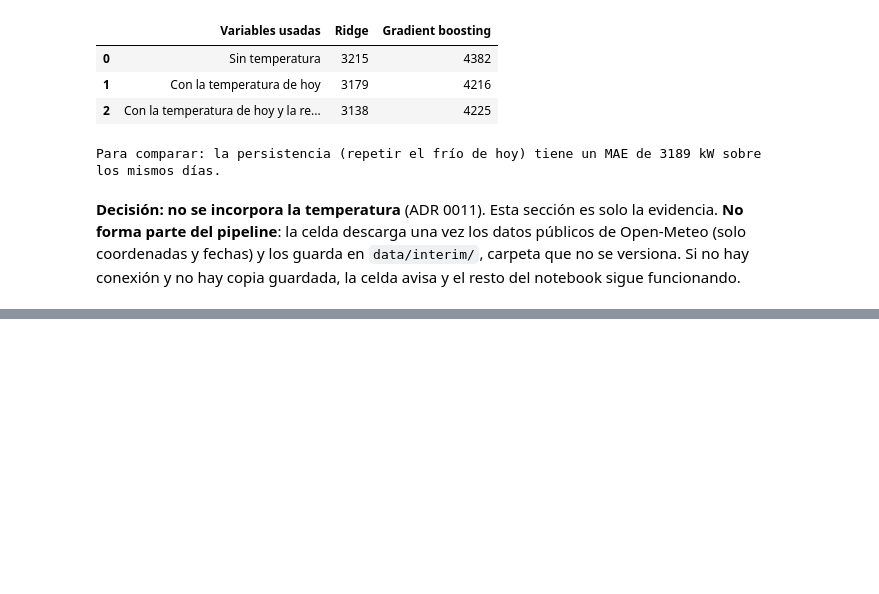
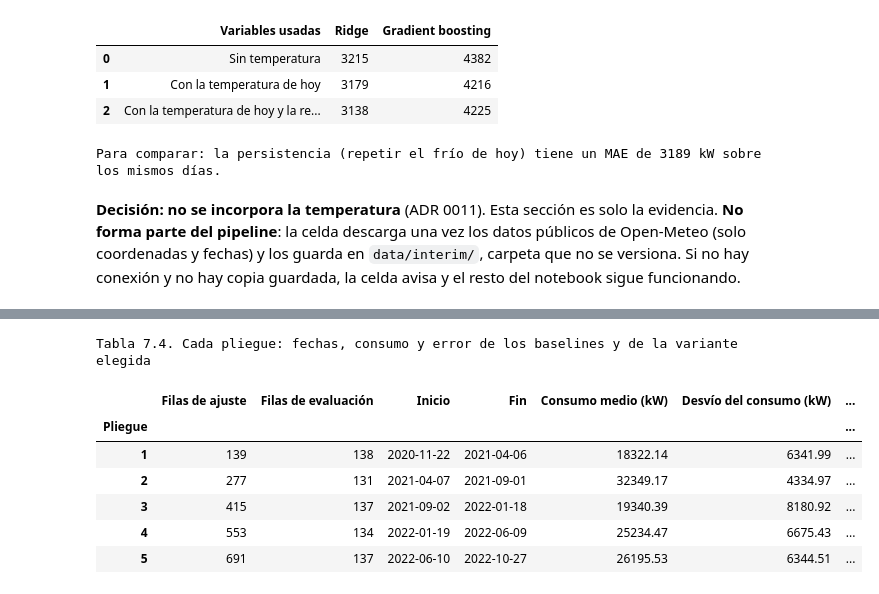
Before and after one commit to AlesioRios/Trabajo-Practico-Final-LD2, a Jupyter notebook: notebooks/preprocesamiento.ipynb, the cells around one changed output, grey strips where cells are left out. Cells and saved outputs as stored; diff of their text form; code cells hidden in the pictures; blank space fills up the shorter version.

```diff
--- a/notebooks/preprocesamiento.ipynb
+++ b/notebooks/preprocesamiento.ipynb
@@ -625,0 +713,12 @@ Para comparar: la persistencia (repetir el frío de hoy) tiene un MAE de 3189 kW
+# %%
+detalle, referencias = comparar_variantes(entrenamiento, columnas)       # 6 variantes x 4 alphas x 5 pliegues
+resumen = resumir_comparacion(detalle)
+variante_elegida, limite = elegir_variante(resumen)
+alpha_elegido = float(resumen.loc[variante_elegida, "alpha"])
+
+tabla_variantes = resumen.rename(columns={"alpha": "Alpha", "mae_promedio": "MAE promedio (kW)",
+                                          "desvio": "Desvío entre pliegues (kW)"})
+tabla_variantes["Dentro del límite"] = resumen["mae_promedio"] <= limite
+tabla_variantes.index.name = "Variante"
+titulo_y_tabla(3, f"Variantes del Pipeline con las 14 variables (límite de un desvío: {limite:,.2f} kW)", tabla_variantes)
+print(f"Variante elegida: {variante_elegida} con alpha {alpha_elegido:g}")
@@ -625,0 +738,19 @@ Para comparar: la persistencia (repetir el frío de hoy) tiene un MAE de 3189 kW
+# %%
+mae_elegida = detalle[(detalle["variante"] == variante_elegida) & (detalle["alpha"] == alpha_elegido)].set_index("pliegue")["mae"]
+por_pliegue = pd.DataFrame({
+    "Filas de ajuste": referencias["filas_ajuste"], "Filas de evaluación": referencias["filas_evaluacion"],
+    "Inicio": referencias["inicio"].dt.date.astype(str), "Fin": referencias["fin"].dt.date.astype(str),
+    "Consumo medio (kW)": referencias["consumo_medio"], "Desvío del consumo (kW)": referencias["desvio_consumo"],
+    "MAE persistencia": referencias["persistencia"], "MAE media móvil": referencias["media_movil"],
+    f"MAE variante {variante_elegida}": mae_elegida})
+por_pliegue.index.name = "Pliegue"
+titulo_y_tabla(4, "Cada pliegue: fechas, consumo y error de los baselines y de la variante elegida", por_pliegue)
+# %% [output]
+Tabla 7.4. Cada pliegue: fechas, consumo y error de los baselines y de la variante elegida
+|  | Filas de ajuste | Filas de evaluación | Inicio | Fin | Consumo medio (kW) | Desvío del consumo (kW) | ... |
+| Pliegue |  |  |  |  |  |  | ... |
+| 1 | 139 | 138 | 2020-11-22 | 2021-04-06 | 18322.14 | 6341.99 | ... |
+| 2 | 277 | 131 | 2021-04-07 | 2021-09-01 | 32349.17 | 4334.97 | ... |
+| 3 | 415 | 137 | 2021-09-02 | 2022-01-18 | 19340.39 | 8180.92 | ... |
+| 4 | 553 | 134 | 2022-01-19 | 2022-06-09 | 25234.47 | 6675.43 | ... |
+| 5 | 691 | 137 | 2022-06-10 | 2022-10-27 | 26195.53 | 6344.51 | ... |
```
Also changed, not shown: parts of 20 cells of this notebook, 2 other files.
